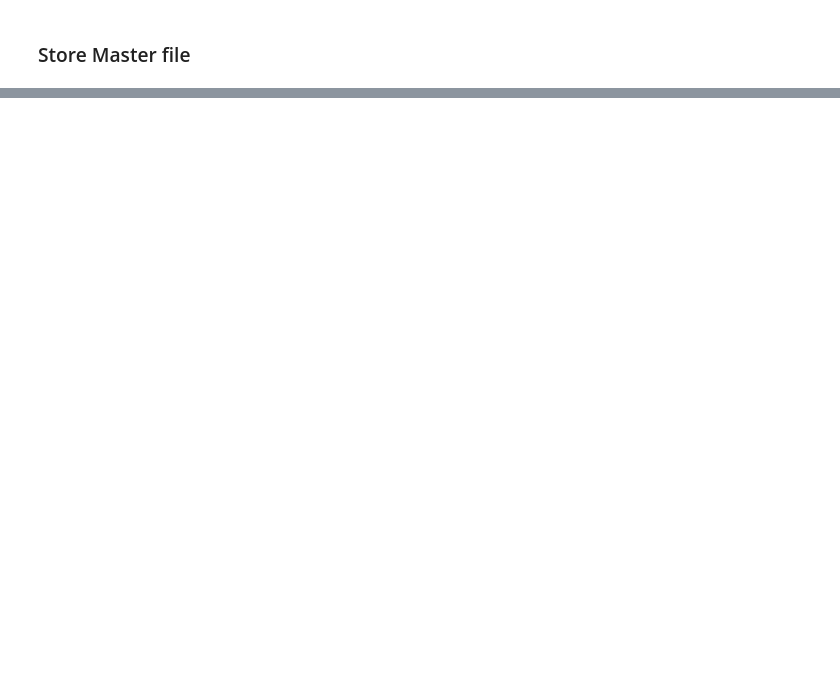
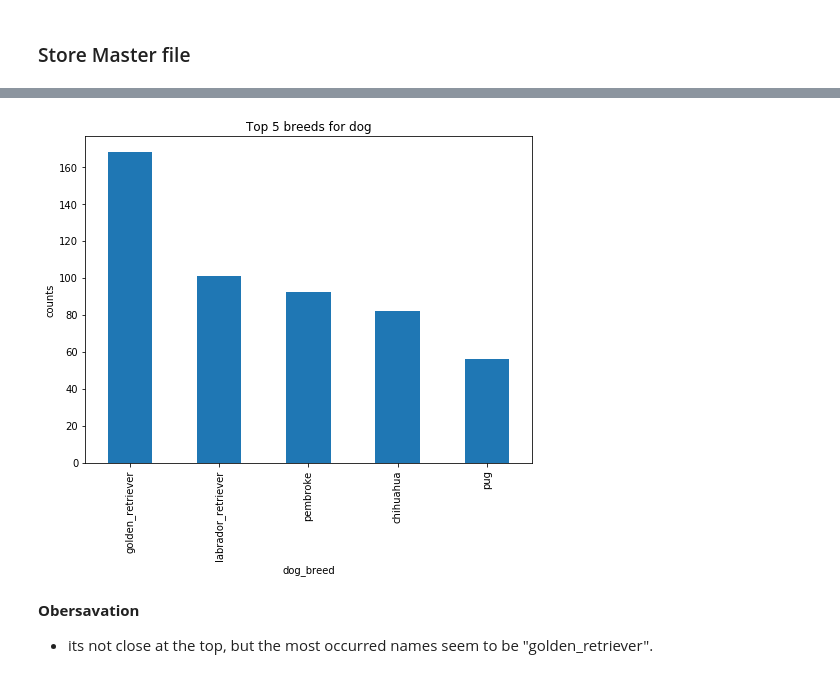
Before and after one commit to UltraViolentLight/Wrangle-We-Rate-Dogs, a Jupyter notebook: wrangle_act.ipynb, the cells around one changed output, grey strips where cells are left out. Saved outputs shown, nothing was run; the diff lists cells and outputs as text; code cells hidden in the pictures; blank space fills up the shorter version.

```diff
--- a/wrangle_act.ipynb
+++ b/wrangle_act.ipynb
@@ -533,0 +647,10 @@ df.to_csv('result/twitter_archive_master.csv', index = False)
+# %%
+df['dog_breed'].value_counts()[0:5].plot(kind= 'bar', figsize = (8,6))
+plt.title('Top 5 breeds for dog')
+plt.xlabel('dog_breed')
+plt.ylabel('counts');
+# %% [output]
+[figure, added]
+# %% [markdown]
+**Obersavation**
+- its not close at the top, but the most occurred names seem to be "golden_retriever".
```
Also changed, not shown: parts of 39 cells of this notebook, 2 other files.
